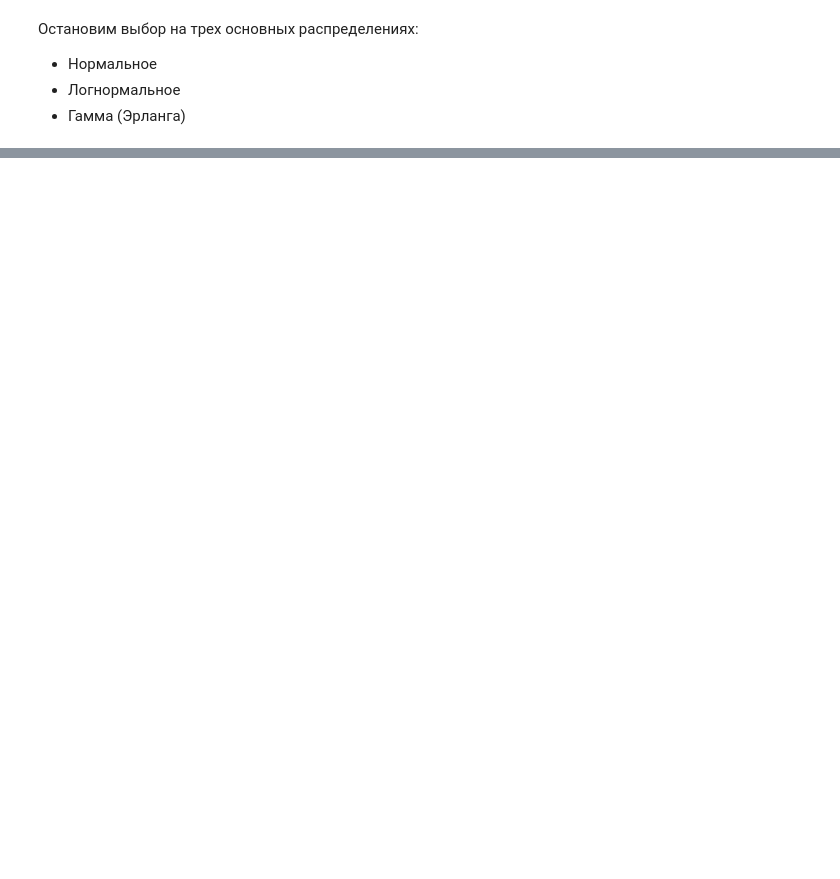
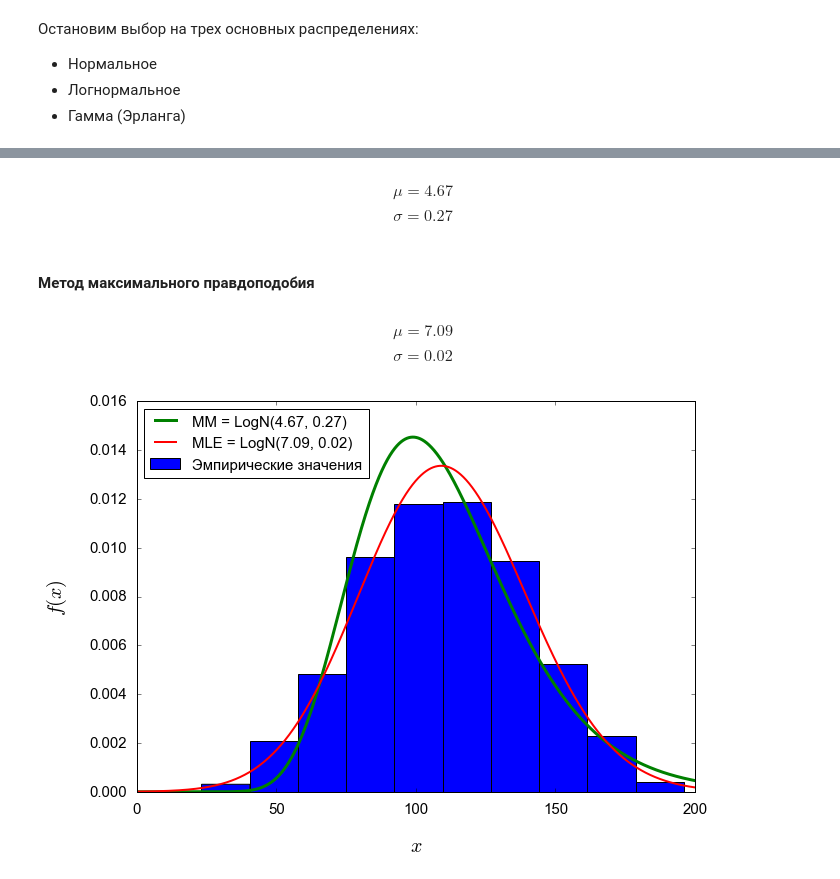
Before and after one commit to vaddya/probability-and-statistics, a Jupyter notebook: lab2/code/lab2.ipynb, the cells around one changed output, grey strips where cells are left out. Saved outputs shown, nothing was run; the diff lists cells and outputs as text; code cells hidden in the pictures; blank space fills up the shorter version.

```diff
--- a/lab2/code/lab2.ipynb
+++ b/lab2/code/lab2.ipynb
@@ -490,0 +452,33 @@ plt.show()
+# %%
+logn_mu_mm = math.log(s.mean()/math.sqrt(1 + s.variance()/(s.mean()**2)))
+logn_sigma_mm = math.sqrt(math.log(1 + s.variance() / (s.mean() ** 2)))
+# %% [markdown]
+$$ \mu = 4.67 $$
+$$ \sigma = 0.27 $$
+# %% [markdown]
+#### Метод максимального правдоподобия
+# %%
+shape, loc, scale = st.lognorm.fit(x)
+
+logn_mu_mle = math.log(scale)
+logn_loc_mle = loc
+logn_sigma_mle = shape
+# %% [markdown]
+$$ \mu = 7.09 $$
+$$ \sigma = 0.02 $$
+# %%
+logn_pdf_mle = st.lognorm.pdf(xes, logn_sigma_mle, loc=loc, scale=math.exp(logn_mu_mle))
+logn_pdf_mm = st.lognorm.pdf(xes, logn_sigma_mm, scale=math.exp(logn_mu_mm))
+
+plt.figure(figsize=(10, 7))
+plt.hist(s.values, normed=True, label='Эмпирические значения')
+plt.plot(xes, logn_pdf_mm, label='MM = LogN({0:.2f}, {1:.2f})'.format(logn_mu_mm, logn_sigma_mm), color='g', linewidth=3)
+plt.plot(xes, logn_pdf_mle, label='MLE = LogN({0:.2f}, {1:.2f})'.format(logn_mu_mle, logn_sigma_mle), color='r', linewidth=2)
+plt.legend(loc='upper left', fontsize=15)
+plt.xlabel('$x$', fontsize=20, labelpad=20)
+plt.ylabel('$f(x)$', fontsize=20, labelpad=20)
+plt.tick_params(labelsize=15, pad=10)
+plt.savefig('./../pics/dist_lognorm.png')
+plt.show()
+# %% [output]
+[figure, added]
```
Also changed, not shown: parts of 83 cells of this notebook, 7 other files.
